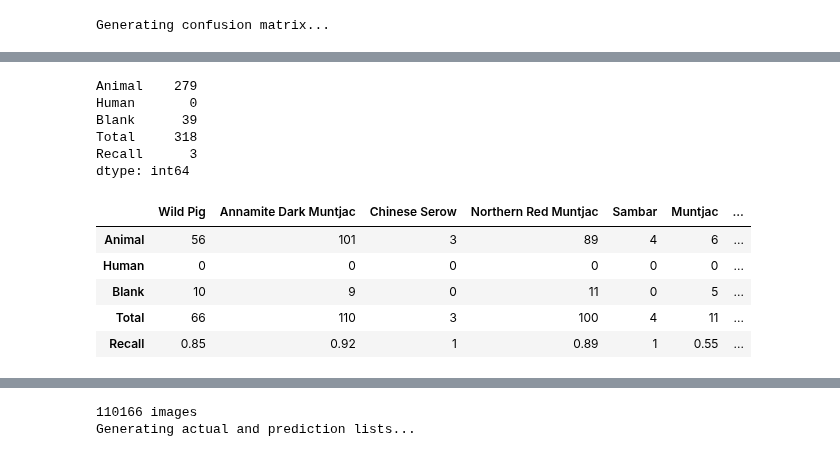
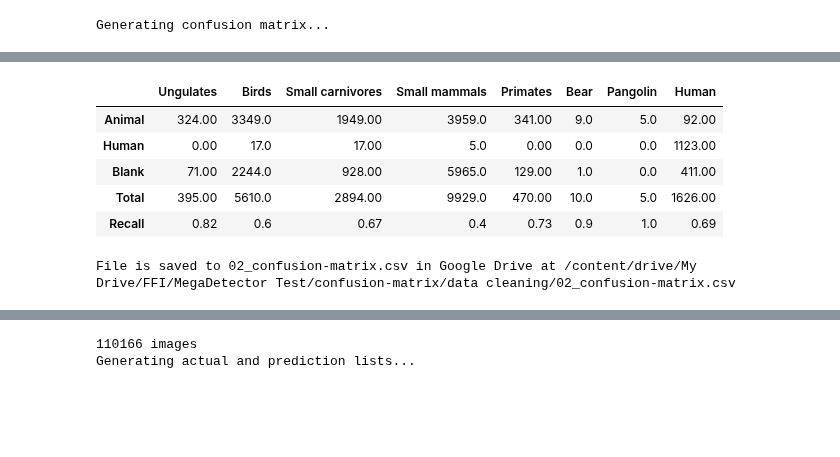
Before and after one commit to FFI-Vietnam/camtrap-tools, a Jupyter notebook: MegaDetector/confusion_matrix/02_create-confusion-matrix.ipynb, the cells around one changed output, grey strips where cells are left out. Saved outputs shown, nothing was run; the diff lists cells and outputs as text; code cells hidden in the pictures; blank space fills up the shorter version.

```diff
--- a/MegaDetector/confusion_matrix/02_create-confusion-matrix.ipynb
+++ b/MegaDetector/confusion_matrix/02_create-confusion-matrix.ipynb
@@ -554,27 +595,14 @@ create_confusion_matrix_by_group(confusion_matrix, {'Ungulates':['order', 'Cetar
-# %%
-def find_FFI_species_by_taxonomy(taxon_match_table, level, taxonomy):
-  """
-  returns list of species in a taxonomical group, e.g. class Mammalia, order Rodentia
-  """
-  sub_df = taxon_match_table[taxon_match_table[level.lower()] == taxonomy]
-
-  return sub_df['FFI_species_name'].to_list()
-
-confusion_matrix[find_FFI_species_by_taxonomy(taxon_match_table, 'order', 'Cetartiodactyla')].astype('int').sum(axis=1)
-# %% [output]
-Animal    279
-Human       0
-Blank      39
-Total     318
-Recall      3
-dtype: int64
-# %%
-confusion_matrix[find_FFI_species_by_taxonomy(taxon_match_table, 'order', 'Cetartiodactyla')]
-# %% [output]
-|  | Wild Pig | Annamite Dark Muntjac | Chinese Serow | Northern Red Muntjac | Sambar | Muntjac | ... |
-| Animal | 56 | 101 | 3 | 89 | 4 | 6 | ... |
-| Human | 0 | 0 | 0 | 0 | 0 | 0 | ... |
-| Blank | 10 | 9 | 0 | 11 | 0 | 5 | ... |
-| Total | 66 | 110 | 3 | 100 | 4 | 11 | ... |
-| Recall | 0.85 | 0.92 | 1 | 0.89 | 1 | 0.55 | ... |
+# %%
+confusion_matrix_by_group
+# %% [output]
+|  | Ungulates | Birds | Small carnivores | Small mammals | Primates | Bear | Pangolin | Human |
+| Animal | 324.00 | 3349.0 | 1949.00 | 3959.0 | 341.00 | 9.0 | 5.0 | 92.00 |
+| Human | 0.00 | 17.0 | 17.00 | 5.0 | 0.00 | 0.0 | 0.0 | 1123.00 |
+| Blank | 71.00 | 2244.0 | 928.00 | 5965.0 | 129.00 | 1.0 | 0.0 | 411.00 |
+| Total | 395.00 | 5610.0 | 2894.00 | 9929.0 | 470.00 | 10.0 | 5.0 | 1626.00 |
+| Recall | 0.82 | 0.6 | 0.67 | 0.4 | 0.73 | 0.9 | 1.0 | 0.69 |
+# %%
+save_csv_Google_drive(confusion_matrix, root, contain_folder, confusion_matrix_file_name, index=True)
+# %% [output]
+File is saved to 02_confusion-matrix.csv in Google Drive at /content/drive/My Drive/FFI/MegaDetector Test/confusion-matrix/data cleaning/02_confusion-matrix.csv
 # %%
```
Also changed, not shown: parts of 21 cells of this notebook.
